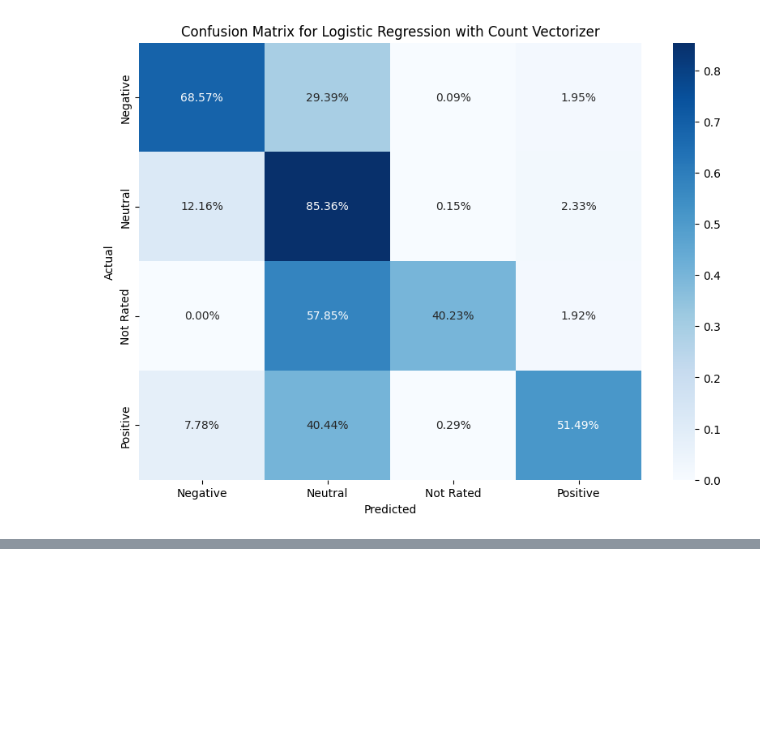
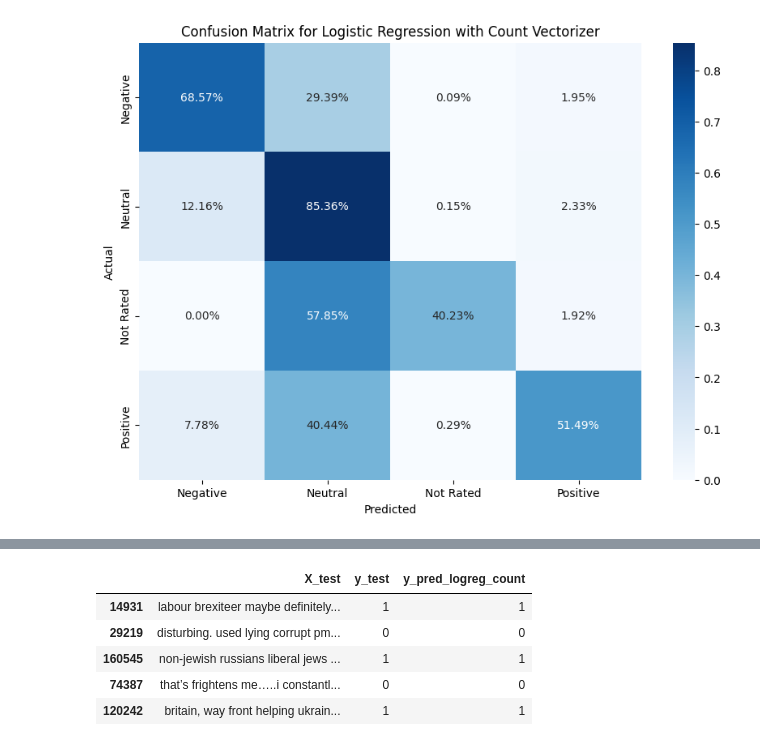
Before and after one commit to Pramsi/Can-t_tame_that_Python_Semester_Project, a Jupyter notebook: Can't_tame_that_Python_Semester_Project.ipynb, the cells around one changed output, grey strips where cells are left out. Saved outputs shown, nothing was run; the diff lists cells and outputs as text; code cells hidden in the pictures; blank space fills up the shorter version.

```diff
--- a/Can't_tame_that_Python_Semester_Project.ipynb
+++ b/Can't_tame_that_Python_Semester_Project.ipynb
@@ -658,0 +796,11 @@ visualize_model_output(y_test, y_pred_logreg_count, 'Logistic Regression Count V
+# %%
+data = {'X_test': X_test, 'y_test': y_test, 'y_pred_logreg_count': y_pred_logreg_count}
+df_new = pd.DataFrame(data)
+df_new.head()
+# %% [output]
+|  | X_test | y_test | y_pred_logreg_count |
+| 14931 | labour brexiteer maybe definitely... | 1 | 1 |
+| 29219 | disturbing. used lying corrupt pm... | 0 | 0 |
+| 160545 | non-jewish russians liberal jews ... | 1 | 1 |
+| 74387 | that’s frightens me…..i constantl... | 0 | 0 |
+| 120242 | britain, way front helping ukrain... | 1 | 1 |
```
Also changed, not shown: parts of 11 cells of this notebook.
